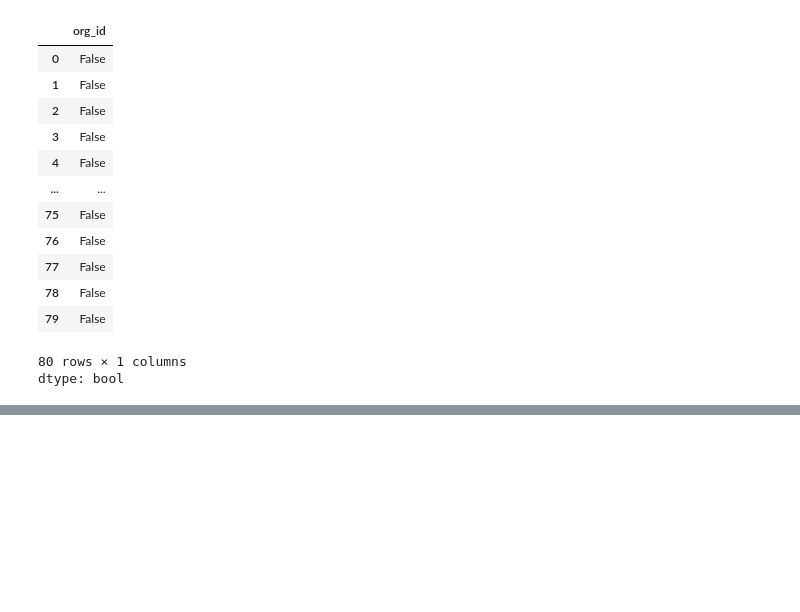
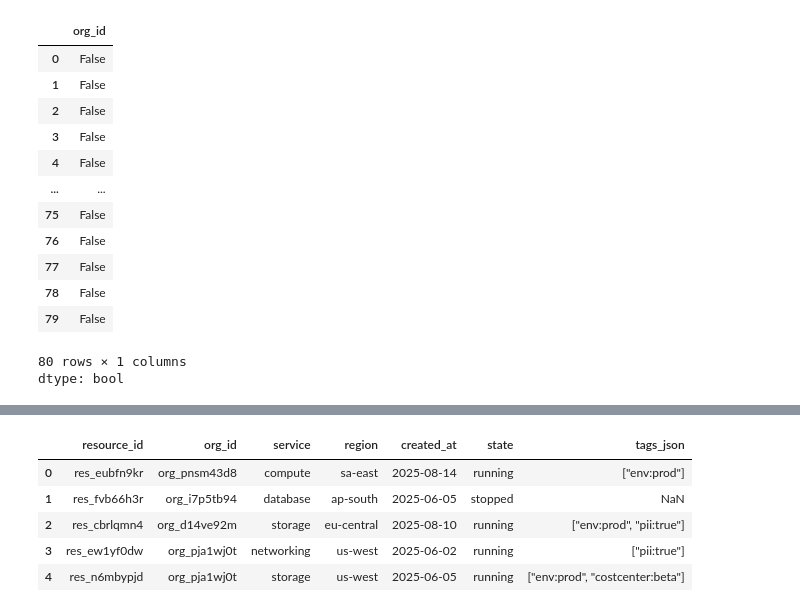
Before and after one commit to matiasnr96/cloud-provider-analytics, a Jupyter notebook: notebooks/01_exploracion_datos.ipynb, the cells around one changed output, grey strips where cells are left out. Cells and saved outputs as stored; diff of their text form; code cells hidden in the pictures; blank space fills up the shorter version.

```diff
--- a/notebooks/01_exploracion_datos.ipynb
+++ b/notebooks/01_exploracion_datos.ipynb
@@ -123,0 +231,11 @@ dtype: bool
+# %%
+resources = pd.read_csv(LANDING_PATH / "resources.csv")
+
+resources.head()
+# %% [output]
+|  | resource_id | org_id | service | region | created_at | state | tags_json |
+| 0 | res_eubfn9kr | org_pnsm43d8 | compute | sa-east | 2025-08-14 | running | ["env:prod"] |
+| 1 | res_fvb66h3r | org_i7p5tb94 | database | ap-south | 2025-06-05 | stopped | NaN |
+| 2 | res_cbrlqmn4 | org_d14ve92m | storage | eu-central | 2025-08-10 | running | ["env:prod", "pii:true"] |
+| 3 | res_ew1yf0dw | org_pja1wj0t | networking | us-west | 2025-06-02 | running | ["pii:true"] |
+| 4 | res_n6mbypjd | org_pja1wj0t | storage | us-west | 2025-06-05 | running | ["env:prod", "costcenter:beta"] |
```
Also changed, not shown: parts of 26 cells of this notebook.
